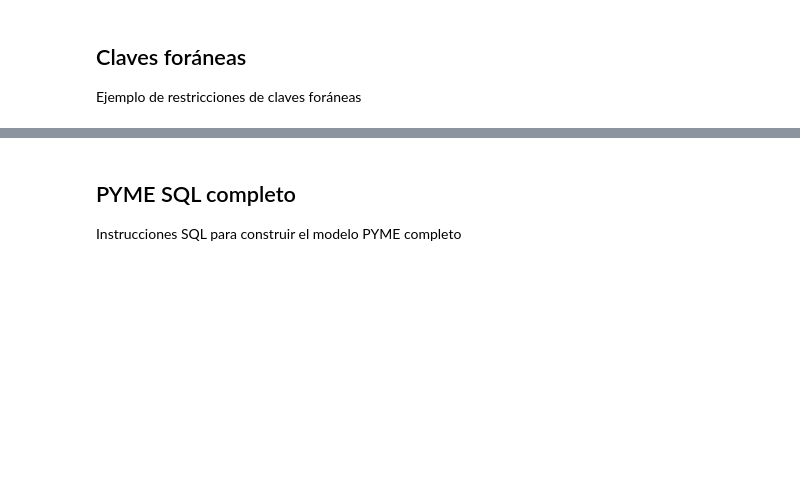
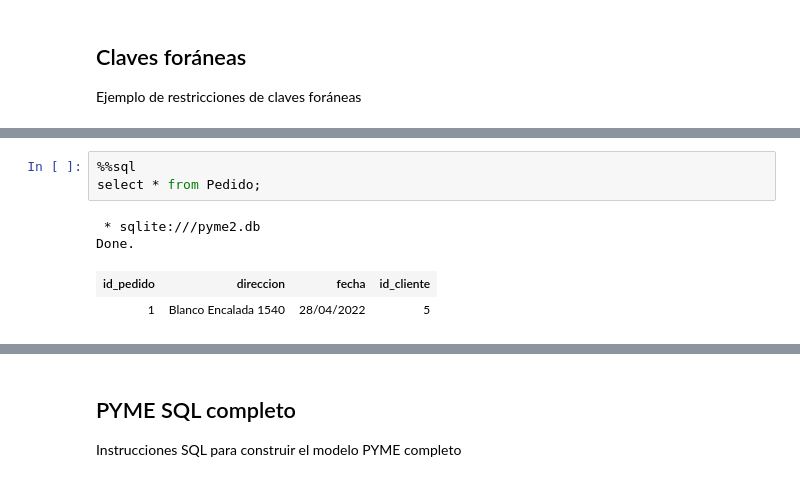
Before and after one commit to adigenova/uohdb, a Jupyter notebook: code/PYME_database.ipynb, the cells around one changed output, grey strips where cells are left out. Saved outputs shown, nothing was run; the diff lists cells and outputs as text; blank space fills up the shorter version.

```diff
--- a/code/PYME_database.ipynb
+++ b/code/PYME_database.ipynb
@@ -260,6 +282,14 @@ INSERT INTO Pedido VALUES (1,"Blanco Encalada 1540","28/04/2022",5);
 1 rows affected.
 1 rows affected.
 []
+# %%
+%%sql
+select * from Pedido;
+# %% [output]
+ * sqlite:///pyme2.db
+Done.
+| id_pedido | direccion | fecha | id_cliente |
+| 1 | Blanco Encalada 1540 | 28/04/2022 | 5 |
 # %%
 %%sql
 INSERT INTO Pedido VALUES (2,"Blanco Encalada 1540","28/04/2022",1);
```
Also changed, not shown: parts of 40 cells of this notebook.
